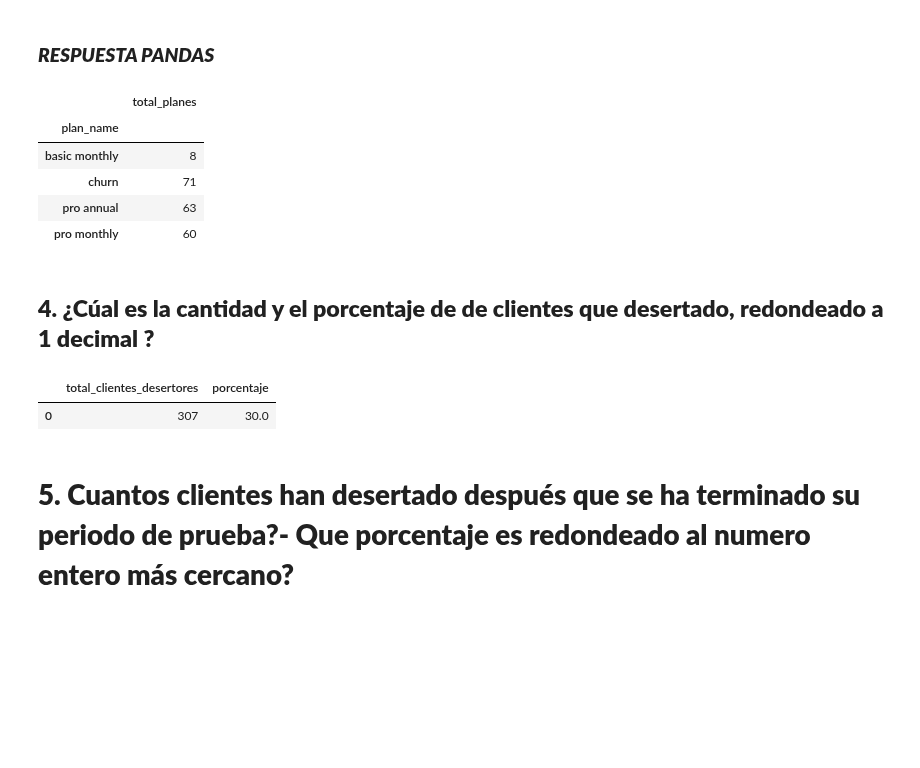
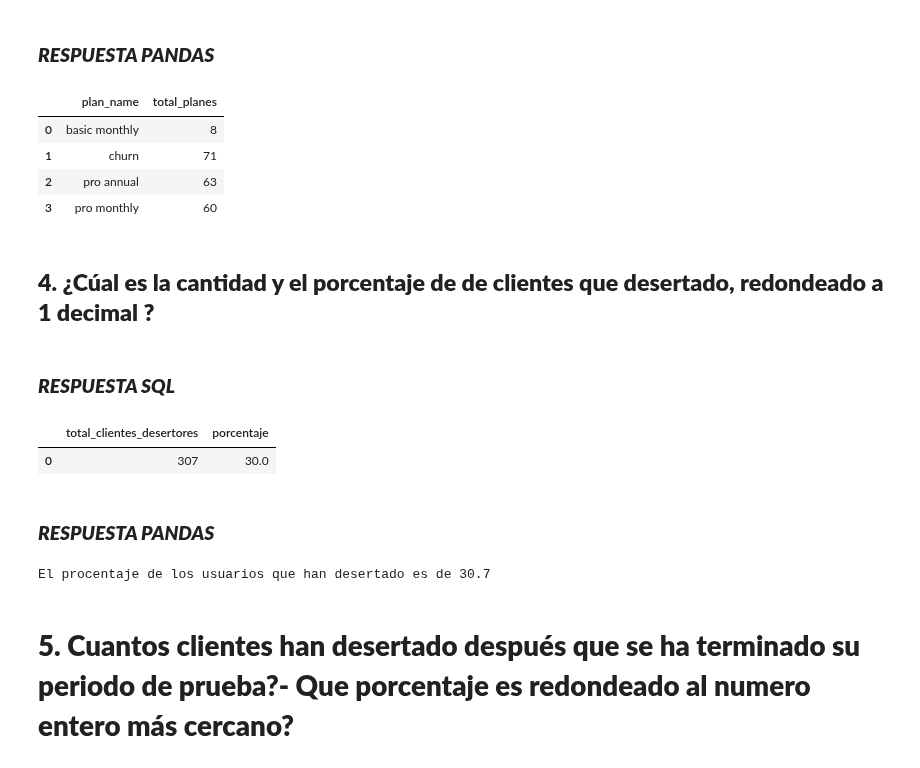
Before and after one commit to LLAES07/SQL_DESAFIO, a Jupyter notebook: Caso_3/Caso_3.ipynb, the cells around one changed output. Cells and saved outputs as stored; diff of their text form; code cells hidden in the pictures; blank space fills up the shorter version.

```diff
--- a/Caso_3/Caso_3.ipynb
+++ b/Caso_3/Caso_3.ipynb
@@ -6,7 +6,7 @@ import sqlite3
 # **GENERANDO LA BASE DE DATOS Y TABLAS**
 # %%
 # Generando una database
-connection = sqlite3.connect('foodie_fi')
+connection = sqlite3.connect('foodie_fi.db')
 
 # Comiteando la creación
 connection.commit()
@@ -2883,16 +2884,17 @@ pd.read_sql_query(query, connection)
 # %%
 df_merge = pd.merge(df_subs, df_plans, on='plan_id')
 df_merge = df_merge.loc[df_merge['start_date'].dt.year>2020, :]
-df_merge.groupby(df_merge['plan_name']).size().rename('total_planes').to_frame()
+df_merge.groupby(df_merge['plan_name']).size().rename('total_planes').to_frame().reset_index()
 # %% [output]
-|  | total_planes |
-| plan_name |  |
-| basic monthly | 8 |
-| churn | 71 |
-| pro annual | 63 |
-| pro monthly | 60 |
+|  | plan_name | total_planes |
+| 0 | basic monthly | 8 |
+| 1 | churn | 71 |
+| 2 | pro annual | 63 |
+| 3 | pro monthly | 60 |
 # %% [markdown]
 ## **4. ¿Cúal es la cantidad y el porcentaje de de  clientes que  desertado, redondeado a 1 decimal ?**
+# %% [markdown]
+### ***RESPUESTA SQL***
 # %%
 query = '''
 
@@ -2914,6 +2916,16 @@ pd.read_sql_query(query, connection)
 # %% [output]
 |  | total_clientes_desertores | porcentaje |
 | 0 | 307 | 30.0 |
+# %% [markdown]
+### ***RESPUESTA PANDAS***
+# %%
+df_merge = pd.merge(df_subs, df_plans, on='plan_id')
+
+porcentaje_desertores = round(df_merge.loc[df_merge['plan_name']=='churn'].shape[0]*100.0 / df_merge['customer_id'].nunique(), 1)
+
+print(f'El procentaje de los usuarios que han desertado es de {porcentaje_desertores}')
+# %% [output]
+El procentaje de los usuarios que han desertado es de 30.7
 # %% [markdown]
 # **5. Cuantos clientes han desertado después que se ha terminado su periodo de prueba?- Que porcentaje es redondeado al numero entero más cercano?**
 # %%
```
Also changed, not shown: parts of 8 cells of this notebook, 1 other file.
